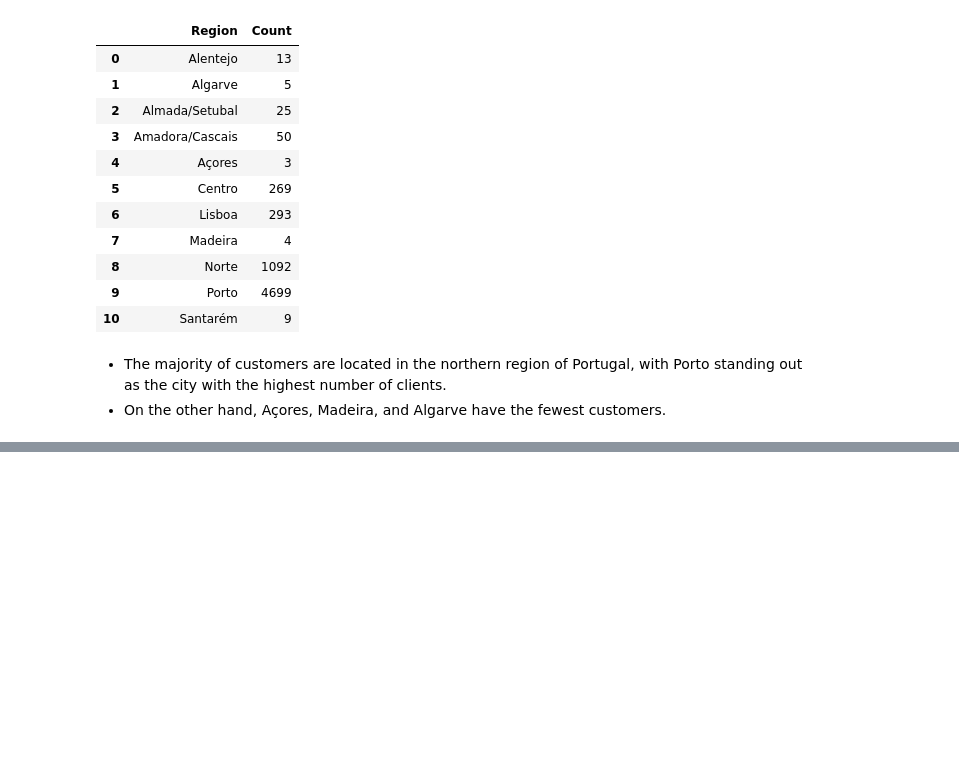
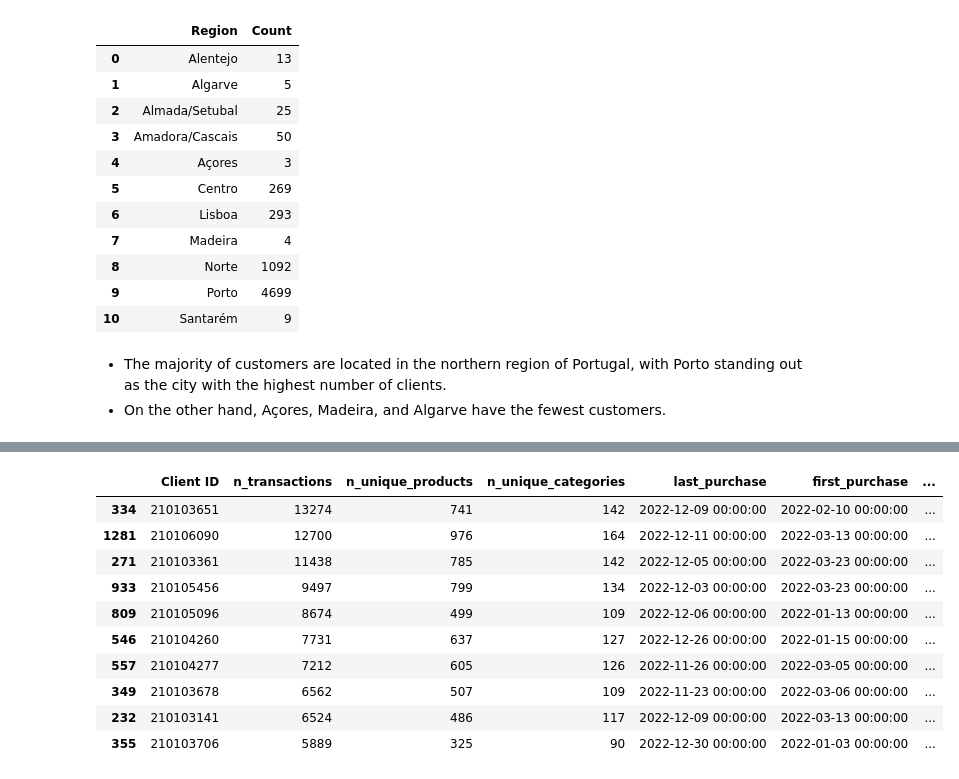
Before and after one commit to mariacpereira/teste-maria, a Jupyter notebook: Case_3.ipynb, the cells around one changed output, grey strips where cells are left out. Saved outputs shown, nothing was run; the diff lists cells and outputs as text; code cells hidden in the pictures; blank space fills up the shorter version.

```diff
--- a/Case_3.ipynb
+++ b/Case_3.ipynb
@@ -543,0 +608,15 @@ region_count
+# %%
+# Clients with most transactions
+features_clientes.sort_values('n_transactions', ascending=False).head(10)
+# %% [output]
+|  | Client ID | n_transactions | n_unique_products | n_unique_categories | last_purchase | first_purchase | ... |
+| 334 | 210103651 | 13274 | 741 | 142 | 2022-12-09 00:00:00 | 2022-02-10 00:00:00 | ... |
+| 1281 | 210106090 | 12700 | 976 | 164 | 2022-12-11 00:00:00 | 2022-03-13 00:00:00 | ... |
+| 271 | 210103361 | 11438 | 785 | 142 | 2022-12-05 00:00:00 | 2022-03-23 00:00:00 | ... |
+| 933 | 210105456 | 9497 | 799 | 134 | 2022-12-03 00:00:00 | 2022-03-23 00:00:00 | ... |
+| 809 | 210105096 | 8674 | 499 | 109 | 2022-12-06 00:00:00 | 2022-01-13 00:00:00 | ... |
+| 546 | 210104260 | 7731 | 637 | 127 | 2022-12-26 00:00:00 | 2022-01-15 00:00:00 | ... |
+| 557 | 210104277 | 7212 | 605 | 126 | 2022-11-26 00:00:00 | 2022-03-05 00:00:00 | ... |
+| 349 | 210103678 | 6562 | 507 | 109 | 2022-11-23 00:00:00 | 2022-03-06 00:00:00 | ... |
+| 232 | 210103141 | 6524 | 486 | 117 | 2022-12-09 00:00:00 | 2022-03-13 00:00:00 | ... |
+| 355 | 210103706 | 5889 | 325 | 90 | 2022-12-30 00:00:00 | 2022-01-03 00:00:00 | ... |
```
Also changed, not shown: parts of 14 cells of this notebook.
